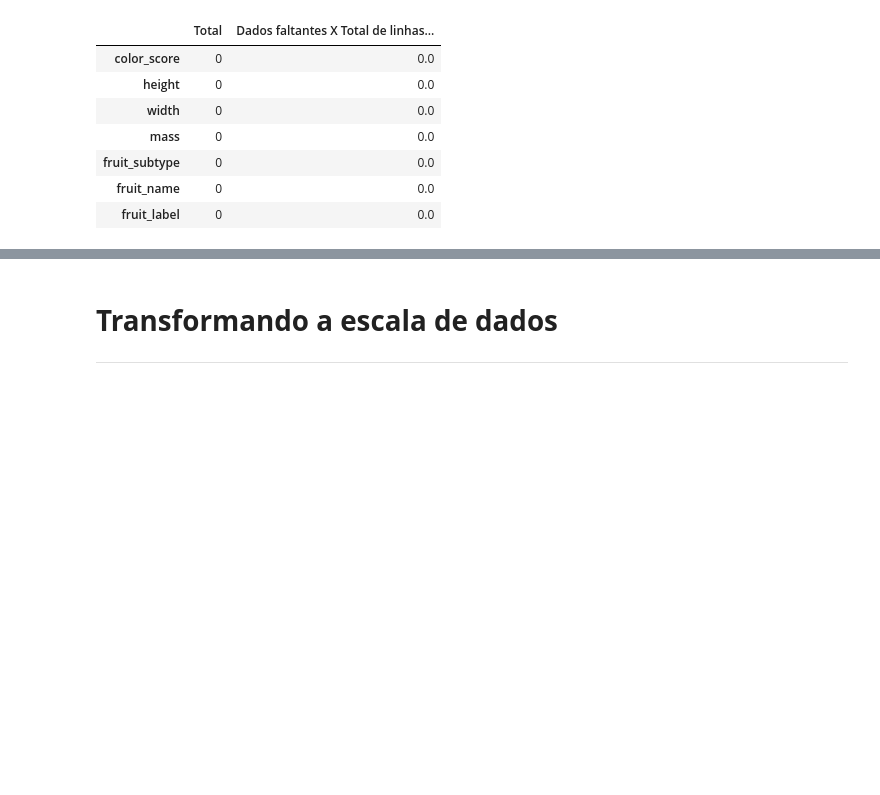
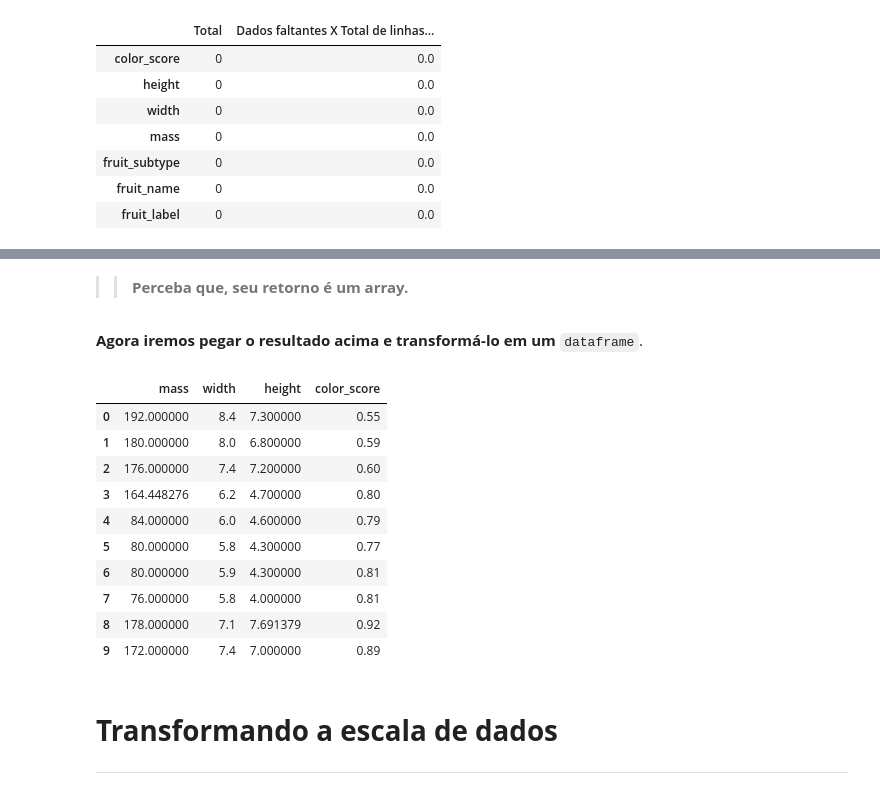
Before and after one commit to FGalvao77/Machine-Learning, a Jupyter notebook: 02_Introdução_ao_Pré_processamento_de_dados_com_Python.ipynb, the cells around one changed output, grey strips where cells are left out. Drawn from its saved outputs; the diff is of its cells as text; code cells hidden in the pictures; blank space fills up the shorter version.

```diff
--- a/02_Introdução_ao_Pré_processamento_de_dados_com_Python.ipynb
+++ b/02_Introdução_ao_Pré_processamento_de_dados_com_Python.ipynb
@@ -668,0 +690,5 @@ faltantes.head(len(data))     # visualizando em relação a quantidade de coluna
+# %%
+# novamente iremos carregar o conjunto de dados em sua originalidade
+data = pd.read_table('fruit_data_with_colors_miss.txt',
+                     na_values=['.','?'])
+# iremos instanciar a função "na_values" e passar com argumento uma lista com os caracteres "." e "?"
@@ -668,0 +709,3 @@ faltantes.head(len(data))     # visualizando em relação a quantidade de coluna
+# %%
+# instanciando o objeto
+imp_mean = SimpleImputer(missing_values=np.nan, strategy='mean')
@@ -668,0 +715,3 @@ faltantes.head(len(data))     # visualizando em relação a quantidade de coluna
+# %%
+# aplicando o objeto criado e treinando no conjunto de dados nas colunas numéricas selecionadas
+imp_mean.fit(data[['mass','width','height','color_score']])
@@ -668,0 +721,4 @@ faltantes.head(len(data))     # visualizando em relação a quantidade de coluna
+# %%
+# transformando os valores faltantes
+dados_tratados = imp_mean.transform(data[['mass','width','height','color_score']])
+dados_tratados  # visualizando o resultando
@@ -669,3 +743,26 @@ faltantes.head(len(data))     # visualizando em relação a quantidade de coluna
+# %% [markdown]
+>> **Perceba que, seu retorno é um array.**
+# %% [markdown]
+**Agora iremos pegar o resultado acima e transformá-lo em um** `dataframe`.
+# %%
+# instanciando a variável "dados_tratados" em um novo objeto chamado "df"
+# e usaremos a função "pd.DataFrame" para transformar as informações da variável "dados_tratados" em um dataframe
+df = pd.DataFrame(dados_tratados,
+                  columns=['mass','width','height','color_score'])  # instanciando o nome das colunas
+
+df.head(10) # visualizando as 10 primeiras linhas
+# %% [output]
+|  | mass | width | height | color_score |
+| 0 | 192.000000 | 8.4 | 7.300000 | 0.55 |
+| 1 | 180.000000 | 8.0 | 6.800000 | 0.59 |
+| 2 | 176.000000 | 7.4 | 7.200000 | 0.60 |
+| 3 | 164.448276 | 6.2 | 4.700000 | 0.80 |
+| 4 | 84.000000 | 6.0 | 4.600000 | 0.79 |
+| 5 | 80.000000 | 5.8 | 4.300000 | 0.77 |
+| 6 | 80.000000 | 5.9 | 4.300000 | 0.81 |
+| 7 | 76.000000 | 5.8 | 4.000000 | 0.81 |
+| 8 | 178.000000 | 7.1 | 7.691379 | 0.92 |
+| 9 | 172.000000 | 7.4 | 7.000000 | 0.89 |
 # %% [markdown]
 # **Transformando a escala de dados**
 
```
Also changed, not shown: parts of 10 cells of this notebook.
